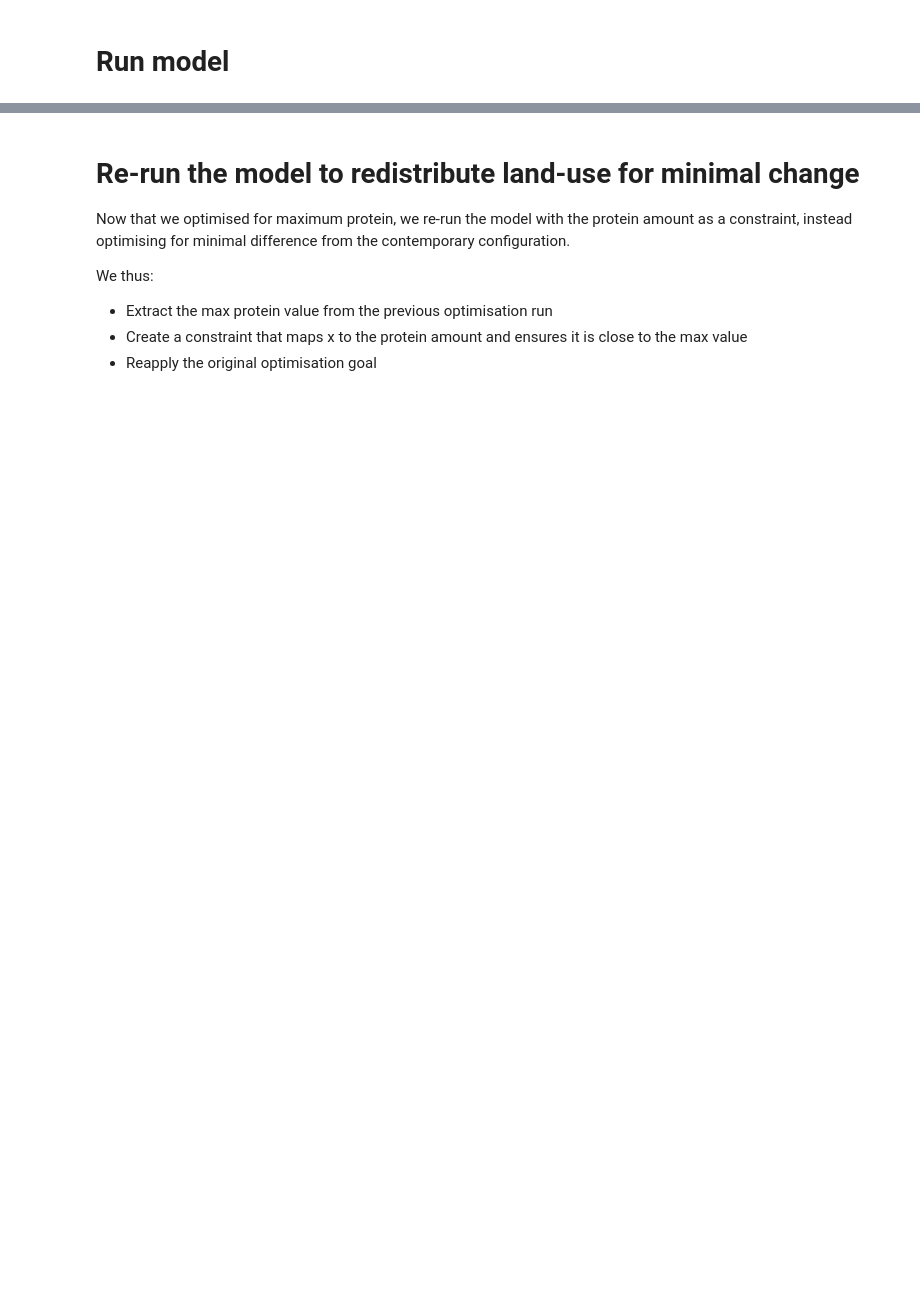
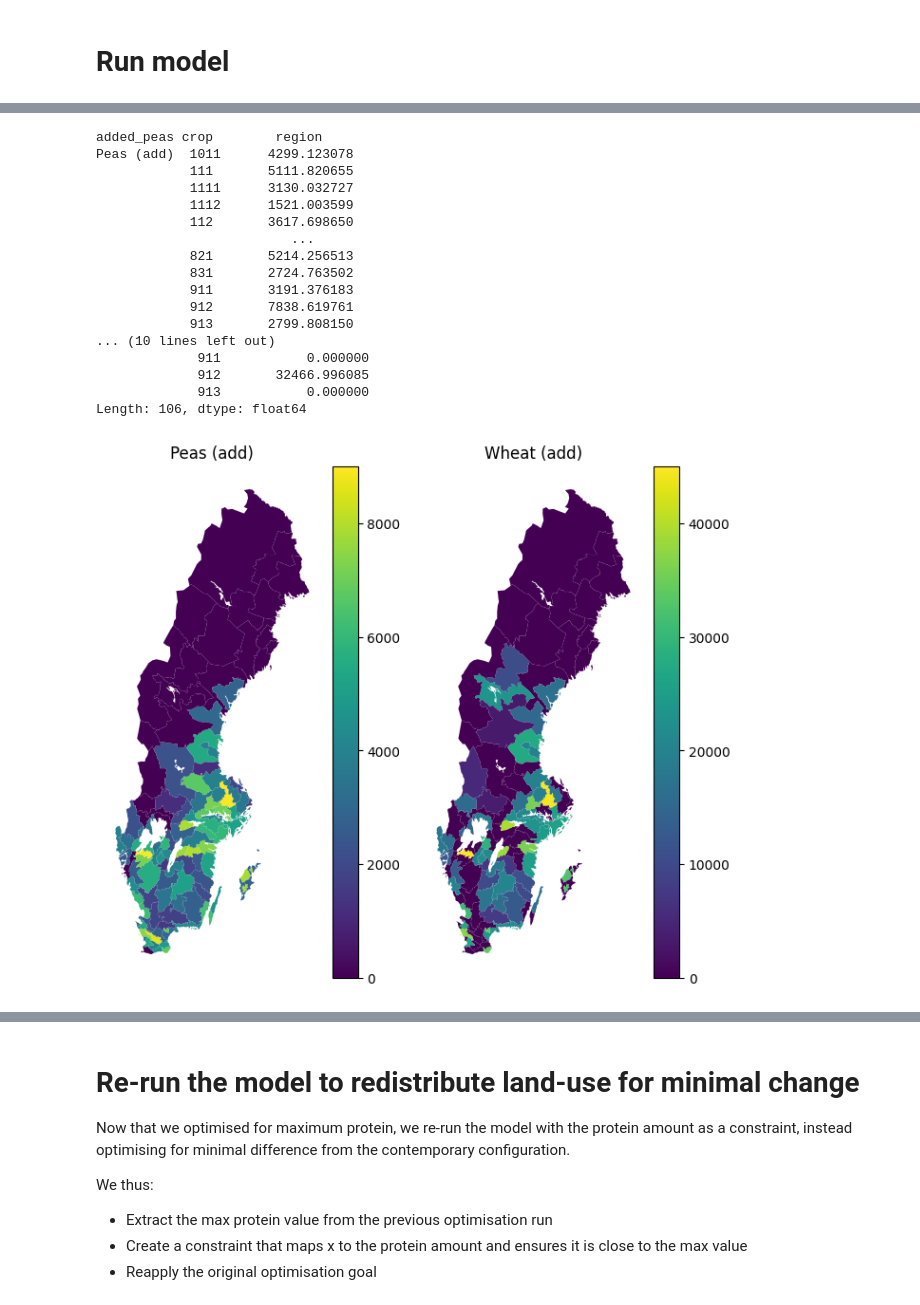
Before and after one commit to wanecek/eitm01-scenarios, a Jupyter notebook: main.ipynb, the cells around one changed output, grey strips where cells are left out. Saved outputs shown, nothing was run; the diff lists cells and outputs as text; code cells hidden in the pictures; blank space fills up the shorter version.

```diff
--- a/main.ipynb
+++ b/main.ipynb
@@ -431,3 +559,27 @@ def protein_mask_as_opt_goal():
+# %%
+def plot_crop_x0_x_chloropleths(figname: None | str = None):
+    def get_x(crp: str):
+        return self.x["crp"].xs(crp, level="crop", drop_level=False).droplevel("prod_system")
+
+    added_peas = get_x("Peas (add)")
+    added_wheat = get_x("Wheat (add)")
+    crops = [added_peas, added_wheat]
+
+    print("added_peas", added_peas)
+    print("added_wheat", added_wheat)
+
+    fig, axes = plt.subplots(1, 2, figsize=(8, 7))
+
+    for data, ax in zip(crops, axes):
+        title = data.index.unique("crop")[0]
+        data = data.droplevel("crop")
+        ax.set_title(title)
+        ax.set_axis_off()
+        cm.plot.map_from_series(data, ax=ax)
+
+    if figname:
+        mkdirp(figname)
+        fig.savefig(figname)
 # %% [markdown]
 # Run model
 # %%
@@ -482,0 +635,21 @@ Wall time: 3min 16s
+# %%
+plot_crop_x0_x_chloropleths(f"figures/{scn}/added-crops-distribution-1.png")
+# %% [output]
+added_peas crop        region
+Peas (add)  1011      4299.123078
+            111       5111.820655
+            1111      3130.032727
+            1112      1521.003599
+            112       3617.698650
+                         ...
+            821       5214.256513
+            831       2724.763502
+            911       3191.376183
+            912       7838.619761
+            913       2799.808150
+... (10 lines left out)
+             911           0.000000
+             912       32466.996085
+             913           0.000000
+Length: 106, dtype: float64
+[figure, added]
```
Also changed, not shown: parts of 35 cells of this notebook.
